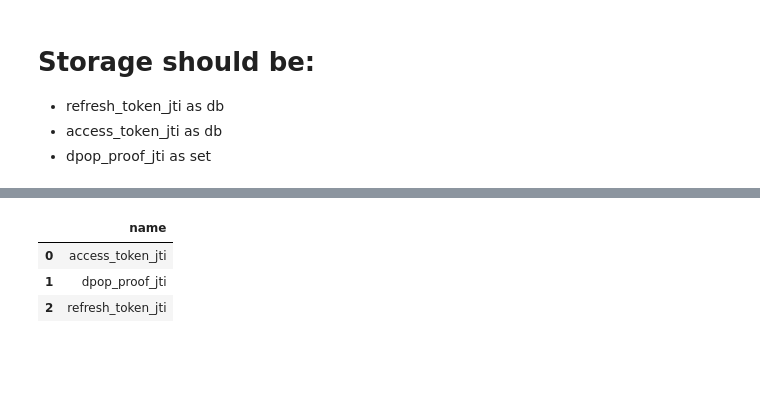
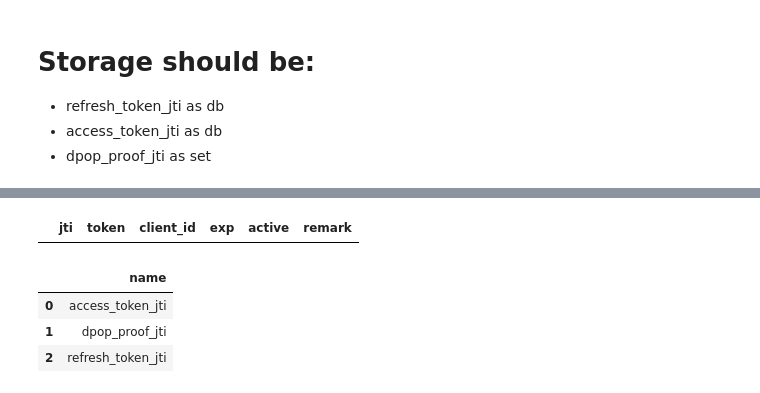
Before and after one commit to datanooblol/fun-with-dpop, a Jupyter notebook: test_database.ipynb, the cells around one changed output, grey strips where cells are left out. Drawn from its saved outputs; the diff is of its cells as text; code cells hidden in the pictures; blank space fills up the shorter version.

```diff
--- a/test_database.ipynb
+++ b/test_database.ipynb
@@ -71,3 +36,7 @@ db.query("SELECT * FROM refresh_token_jti")
+# %%
+db.query(f"SELECT * FROM {config.REFRESH_TOKEN_JTI}")
+# %% [output]
+|  | jti | token | client_id | exp | active | remark |
 # %%
 db.list_table()
 # %% [output]
```
Also changed, not shown: parts of 9 cells of this notebook, 10 other files.
